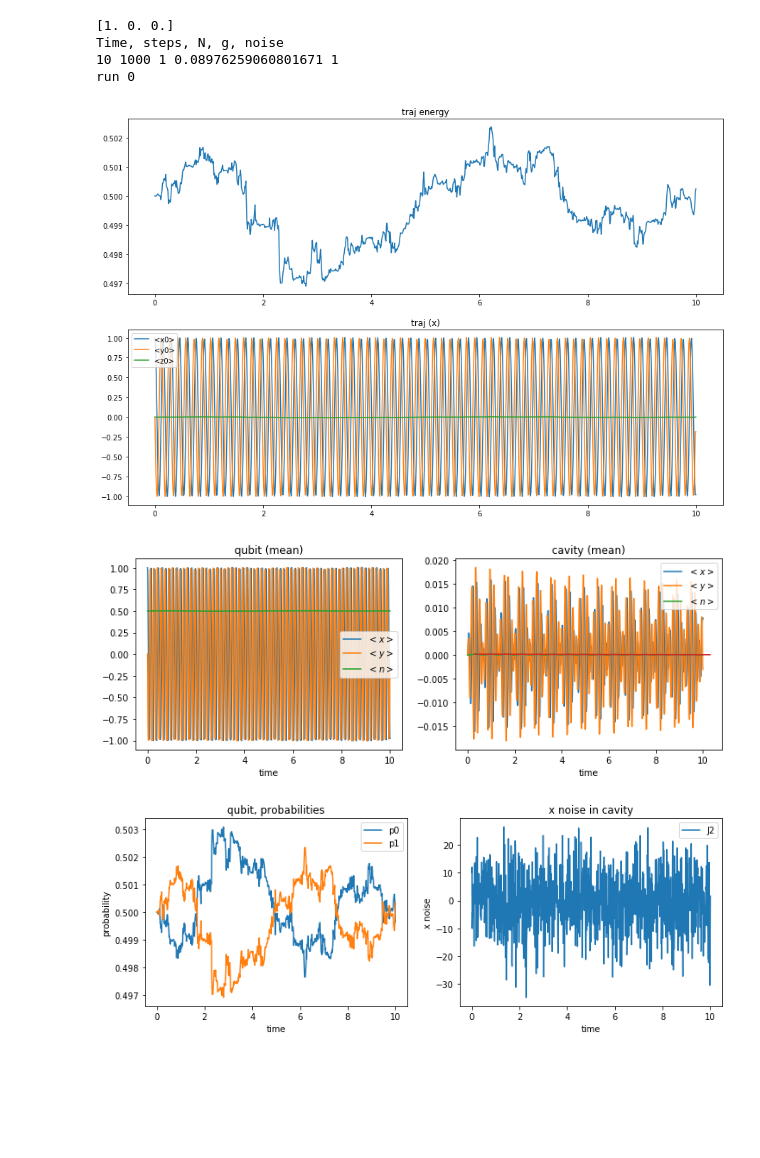
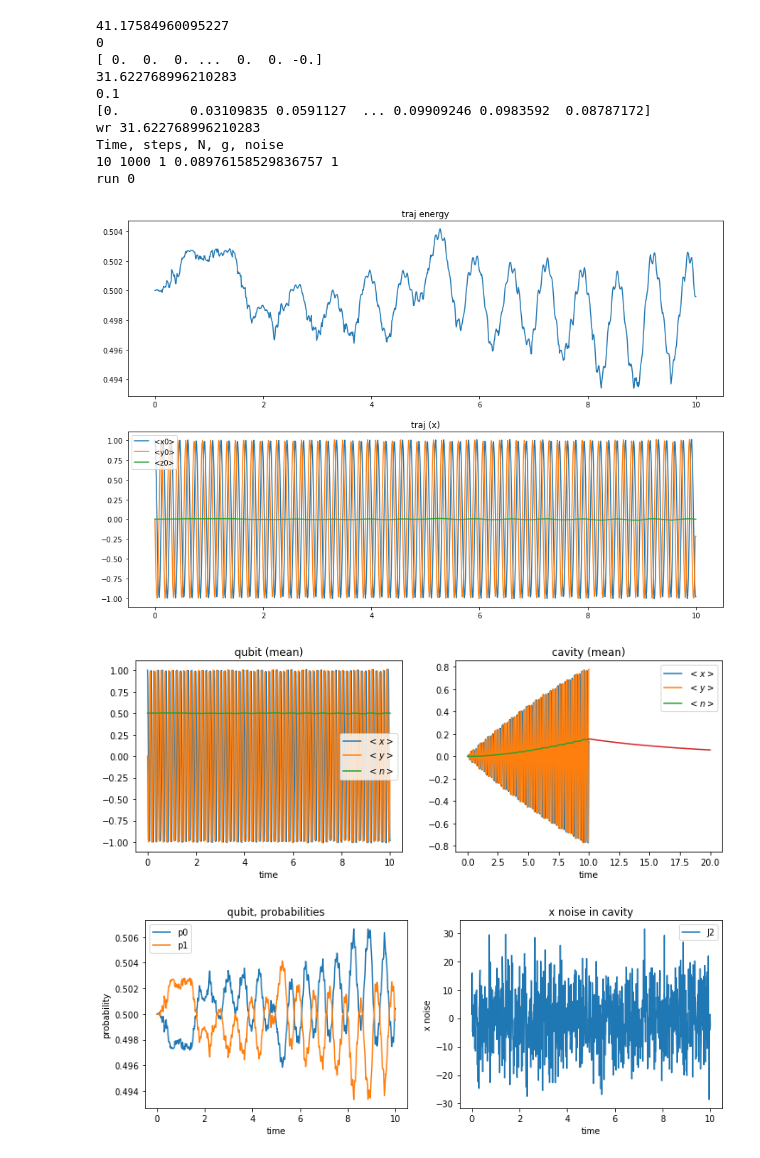
Before and after one commit to SimakovIlya/QCircuit, a Jupyter notebook: QR3 (вроде финальная)-Copy1.ipynb, the cells around one changed output. Drawn from its saved outputs; the diff is of its cells as text; code cells hidden in the pictures; blank space fills up the shorter version.

```diff
--- a/QR3 (вроде финальная)-Copy1.ipynb
+++ b/QR3 (вроде финальная)-Copy1.ipynb
@@ -110,8 +113,15 @@ def RunTrajectory(q, r, Time, steps, g, noise, drive):
         x2[i] = np.dot(np.conj(psi.transpose()), ad2) + np.dot(np.conj(psi.transpose()), a2)
         y2[i] = 1j * (np.dot(np.conj(psi.transpose()), ad2) - np.dot(np.conj(psi.transpose()), a2))
         z2[i] = np.dot(np.conj(psi.transpose()), ada2)
-        J2[i] = noise*(np.real(x2[i])/2* np.sqrt(r.gamma) + random.gauss(0, 1)/np.sqrt(dt))
+        J2[i] = (np.real(x2[i])/2* np.sqrt(r.gamma) + random.gauss(0, 1)/np.sqrt(dt))
 
+       # Nq(a2 + ad2, q.n, r.n, rwa1, rwad1)  (A(ad2, q.n, r.n, 1, rwa1) + Ad(a2, q.n, r.n, 1, rwad1))
+
+        '''psi = psi - 1j * dt * g * (A(ad2, q.n, r.n, 1, rwa1) + Ad(a2, q.n, r.n, 1, rwad1)) \
+                    + 1j * drive[0].drive[i] * (ad1 + a1) \
+                    + 1j * drive[1].drive[i] * (ad2 + a2) \
+                    - r.gamma * ada2 * dt / 2\
+                    + J2[i] * a2 * np.sqrt(r.gamma) * dt'''
 
         k1 = Evolution(psi, q, r, rwa1, rwad1, rwa2, rwad2, J2, drive, i)
         k2 = Evolution(psi + dt/2 * k1, q, r, rwa1, rwad1, rwa2, rwad2, J2, drive, i)
@@ -133,8 +143,7 @@ def RunTrajectory(q, r, Time, steps, g, noise, drive):
     x2[steps] = np.dot(np.conj(psi.transpose()), ad2) + np.dot(np.conj(psi.transpose()), a2)
     y2[steps] = 1j * (np.dot(np.conj(psi.transpose()), ad2) - np.dot(np.conj(psi.transpose()), a2))
     z2[steps] = np.dot(np.conj(psi.transpose()), ada2)
-    J2[steps] = noise*(np.real(x2[steps])/2* np.sqrt(r.gamma) + random.gauss(0, 1)/np.sqrt(dt))
-
+    J2[steps] = (np.real(x2[steps])/2* np.sqrt(r.gamma) + random.gauss(0, 1)/np.sqrt(dt))
 
     p0 = np.zeros((steps + 1), dtype = complex)
     p1 = np.zeros((steps + 1), dtype = complex)
@@ -247,46 +268,56 @@ def SimulateTrajectories(N, q, r, Time, steps, g, noise, drive):
 # %%
-wq = [2*np.pi*6.55334456, 2*np.pi*6.16530965]
-wr = 2*np.pi*5.03292121
-g = 2*np.pi*0.01428616
+wq = [2*np.pi*6.55334, 2*np.pi*6.165309]
+#wq = [2*np.pi*5.0]
+wr = 2*np.pi*5.03292
+g = 2*np.pi*0.014286
 
 
 N = 1
 
 q = Qsystem(3, [1, 1, 0], wq)
-nr = 3
+nr = 7
 alpha = 0
-print(np.exp(-alpha**2/2)*alpha**np.arange(nr)/np.sqrt(scipy.special.factorial(np.arange(nr))))
-r = Qsystem(nr, np.exp(-alpha**2/2)*alpha**np.arange(nr)/np.sqrt(scipy.special.factorial(np.arange(nr))), wr, 0.1)
+#print(wr/2/qfactor)
+r = Qsystem(nr, np.exp(-alpha**2/2)*alpha**np.arange(nr)/np.sqrt(scipy.special.factorial(np.arange(nr))), \
+            wr, 0.1)
 Time = 10
 dt = 0.01
 steps = round(Time/dt)
 
 #drive = [qubit, resonator]
-drive = [Drive(Time, steps, tstart = 0, long = 30, amplitude = 0., shape = 'sin', w = wq[0]), \
-         Drive(Time, steps, tstart = 0, long = 100, amplitude = 0., shape = 'sin', w = wr)]
+drive = [Drive(Time, steps, tstart = 0, long = 30, amplitude = 0, shape = 'sin', w = wq[0]), \
+         Drive(Time, steps, tstart = 0, long = 10, amplitude = 0.1, shape = 'sin', w = wr)]
+print('wr', wr)
 
 
 noise = 1
 
 print('Time, steps, N, g, noise')
 print(Time, steps, N, g, noise)
 
 Jm, J, x, xm, z = SimulateTrajectories(N, q, r, Time, steps, g, noise, drive)
 Jm = np.asarray(Jm)
 xm = np.asarray(xm)
 J = np.asarray(J)
 J = J.reshape(J.size//Jm.size, Jm.size)
 x = np.asarray(x)
 x = x.reshape(x.size//xm.size, xm.size)
 z = np.asarray(z)
 z = z.reshape(z.size//xm.size, xm.size)
-fin = '0.75 0.25 0, N=' + str(N) + ' T=' + str(Time) + ', step=' + str(steps) + ', gamma=' + str(0.005) + ', drive 0-100 0.1'
-#np.savez(fin, Jmean = Jm, J = J, x=x, xm = xm, zq = z)
+fin = '1 1 0, N=' + str(N) + ' T=' + str(Time) + ', step=' + str(steps) + ', gamma=' + str(0.002) + \
+        ', drive 0-100 0.1'
+np.savez(fin, Jmean = Jm, J = J, x=x, xm = xm, zq = z)
 # %% [output]
-[1. 0. 0.]
+41.17584960095227
+0
+[ 0.  0.  0. ...  0.  0. -0.]
+31.622768996210283
+0.1
+[0.         0.03109835 0.0591127  ... 0.09909246 0.0983592  0.08787172]
+wr 31.622768996210283
 Time, steps, N, g, noise
-10 1000 1 0.08976259060801671 1
+10 1000 1 0.08976158529836757 1
 run 0
-[figure, old version]
+[figure, new version]
-[figure, old version]
+[figure, new version]
-[figure, old version]
+[figure, new version]
```
Also changed, not shown: parts of 4 cells of this notebook, 2 other files.
